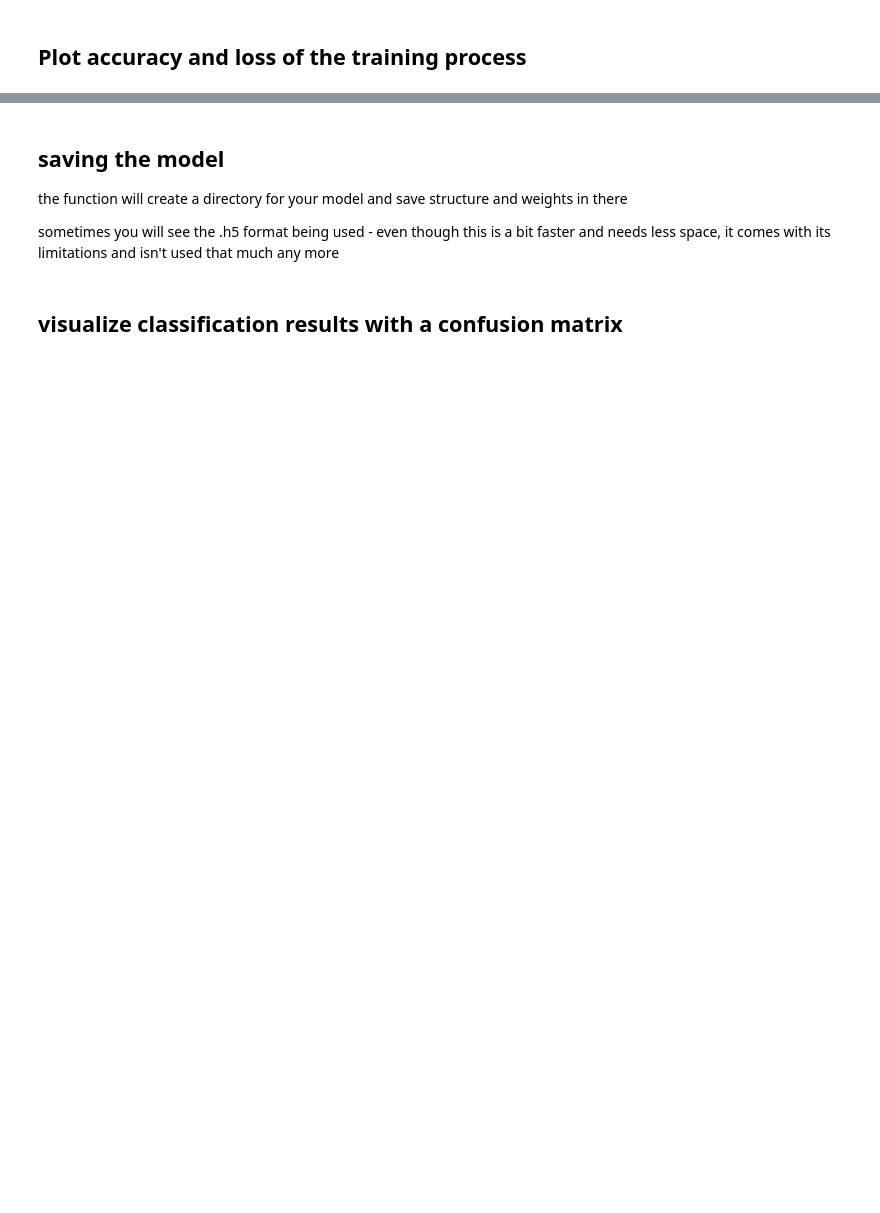
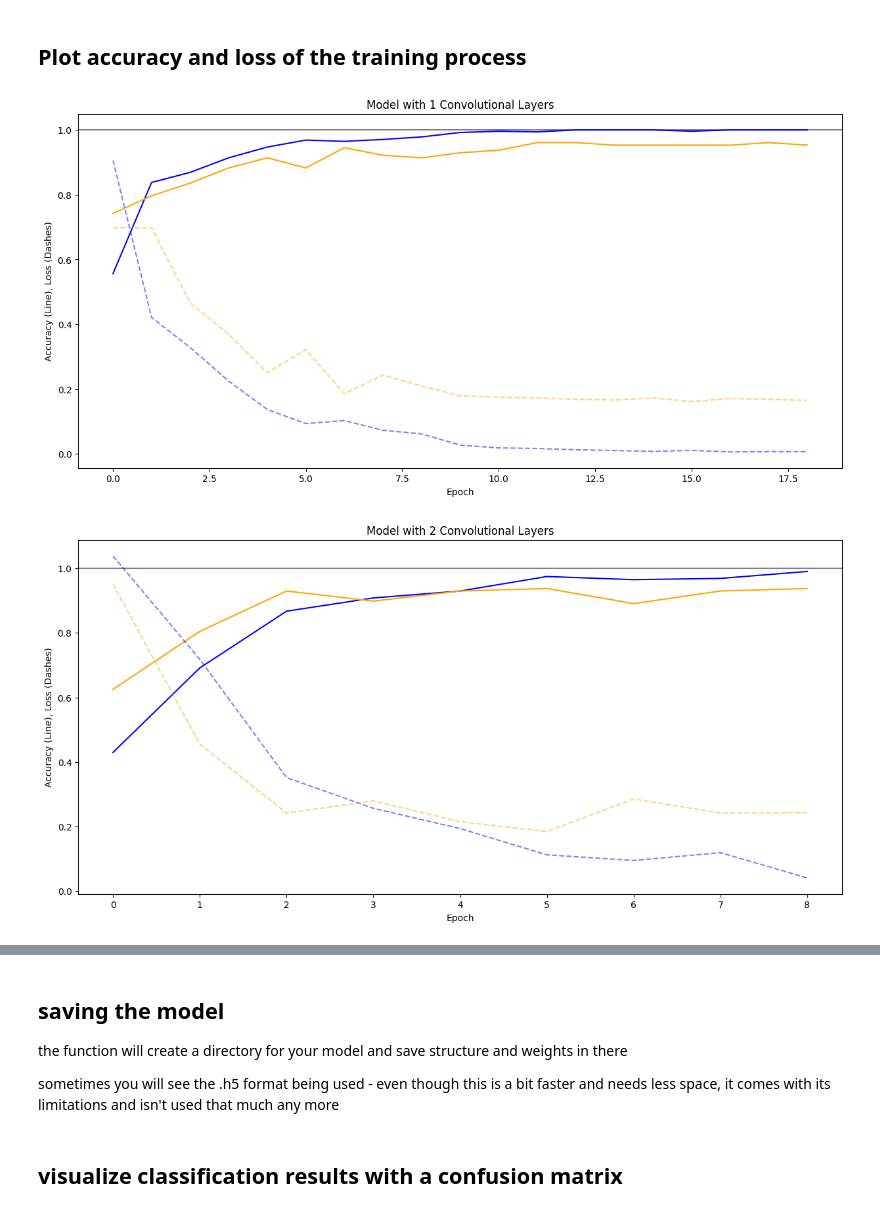
Before and after one commit to ITT-25/assignment-05-cnn-realdegrees-1, a Jupyter notebook: 01-hyperparameters/hyperparameters.ipynb, the cells around one changed output, grey strips where cells are left out. Saved outputs shown, nothing was run; the diff lists cells and outputs as text; code cells hidden in the pictures; blank space fills up the shorter version.

Commit message:
add assumptions and approach and initial logic for layer duplication and model comparison

```diff
--- a/01-hyperparameters/hyperparameters.ipynb
+++ b/01-hyperparameters/hyperparameters.ipynb
@@ -48,8 +61,18 @@ COLOR_CHANNELS = 3
+# %%
+activation_conv = 'leaky_relu'  # LeakyReLU
+
+# ! This should only include a single convolutional layer, the set functionality is only there to add pooling to each convolutional layer.
+base_layer_set = [
+    Conv2D(32, (3, 3), activation=activation_conv, padding='same'),
+    MaxPooling2D(pool_size=(2, 2), padding='same'),
+]
+duplication_step = 1 # how many duplicate layers to add in each step
+model_amnt = 8  # how many models to create
 # %% [markdown]
 ## helper function to load and parse annotations
 # %%
 annotations = dict()
 
 for condition in CONDITIONS:
-    with open(f'_annotations/{condition}.json') as f:
+    with open(f'../gesture_dataset_sample/_annotations/{condition}.json') as f:
         annotations[condition] = json.load(f)
@@ -80,10 +119,10 @@ label_names = [] # maps label ints to their actual categories so we can understa
 # preprocess image
 # store preprocessed image and label in corresponding lists
 for condition in CONDITIONS:
-    for filename in tqdm(os.listdir(condition)):
+    for filename in tqdm(os.listdir(f'../gesture_dataset_sample/{condition}')):
         # extract unique ID from file name
         UID = filename.split('.')[0]
-        img = cv2.imread(f'{condition}/{filename}')
+        img = cv2.imread(f'../gesture_dataset_sample/{condition}/{filename}')
 
         # get annotation from the dict we loaded earlier
         try:
@@ -233,20 +314,26 @@ model.summary()
 # %% [markdown]
 ## Plot accuracy and loss of the training process
 # %%
-loss = history.history['loss']
-val_loss = history.history['val_loss']
-accuracy = history.history['accuracy']
-val_accuracy = history.history['val_accuracy']
+for data in model_data:
+    history = data['history']
+    loss = history.history['loss']
+    val_loss = history.history['val_loss']
+    accuracy = history.history['accuracy']
+    val_accuracy = history.history['val_accuracy']
 
-fig = plt.figure(figsize=(15, 7))
-ax = plt.gca()
+    fig = plt.figure(figsize=(15, 7))
+    ax = plt.gca()
 
-ax.set_xlabel('Epoch')
-ax.set_ylabel('Accuracy (Line), Loss (Dashes)')
+    ax.set_title(f"Model with {data['conv_layer_count']} Convolutional Layers")
+    ax.set_xlabel('Epoch')
+    ax.set_ylabel('Accuracy (Line), Loss (Dashes)')
 
-ax.axhline(1, color='gray')
+    ax.axhline(1, color='gray')
 
-plt.plot(accuracy, color='blue')
-plt.plot(val_accuracy, color='orange')
-plt.plot(loss, '--', color='blue', alpha=0.5)
-plt.plot(val_loss, '--', color='orange', alpha=0.5)
+    plt.plot(accuracy, color='blue')
+    plt.plot(val_accuracy, color='orange')
+    plt.plot(loss, '--', color='blue', alpha=0.5)
+    plt.plot(val_loss, '--', color='orange', alpha=0.5)
+# %% [output]
+[figure, added]
+[figure, added]
```
Also changed, not shown: parts of 14 cells of this notebook.
